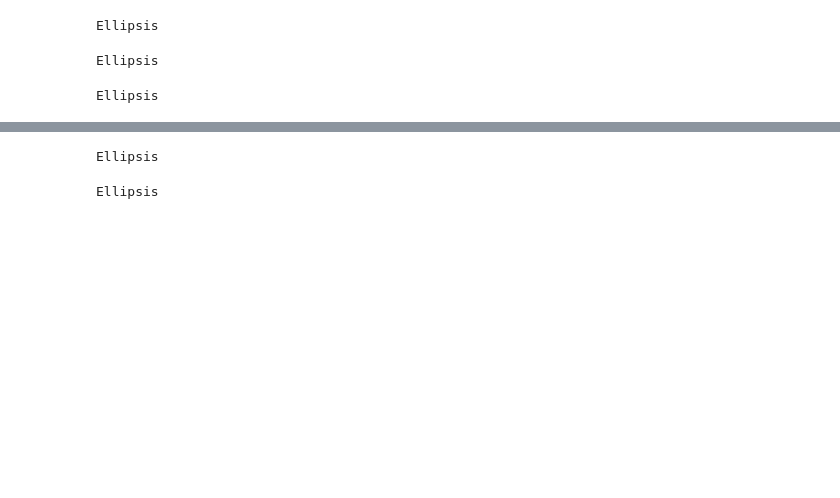
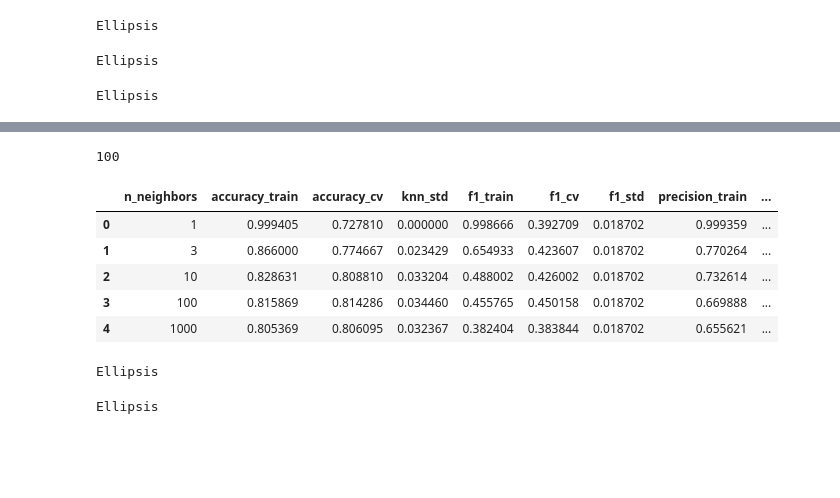
Before and after one commit to angshe/330hw5, a Jupyter notebook: hw5.ipynb, the cells around one changed output, grey strips where cells are left out. Cells and saved outputs as stored; diff of their text form; code cells hidden in the pictures; blank space fills up the shorter version.

```diff
--- a/hw5.ipynb
+++ b/hw5.ipynb
@@ -985,3 +1047,42 @@ Ellipsis
+# %%
+#knn
+# taken from lecture 8, CPSC 330 2025W2
+param_grid = {
+    "kneighborsclassifier__n_neighbors": n_neighbors
+}
+
+pipe_knn = make_pipeline(preprocessor, KNeighborsClassifier())
+
+grid_search = GridSearchCV(pipe_knn, param_grid=param_grid, n_jobs=-1, scoring="f1")
+grid_search.fit(X_train,y_train)
+
+best_neighbors = grid_search.best_params_.get("kneighborsclassifier__n_neighbors")
+best_score = grid_search.best_score_
+best_neighbors
+# %% [output]
+100
+# %%
+#knn
+pipe_knn = make_pipeline(preprocessor, KNeighborsClassifier(n_neighbors=100))
+
+pd.DataFrame({"n_neighbors": n_neighbors,
+                "accuracy_train": knn_train_scores,
+                "accuracy_cv": knn_cv_scores,
+                "knn_std": knn_std_scores,
+                "f1_train": f1_knn_train_scores,
+                "f1_cv": f1_knn_cv_scores,
+                "f1_std": f1_knn_std_scores,
+                "precision_train": prec_knn_train_scores,
+                "precision_cv": prec_knn_cv_scores,
+                "recall_train": rec_knn_train_scores,
+                "recall_cv": rec_knn_cv_scores})
+# %% [output]
+|  | n_neighbors | accuracy_train | accuracy_cv | knn_std | f1_train | f1_cv | f1_std | precision_train | ... |
+| 0 | 1 | 0.999405 | 0.727810 | 0.000000 | 0.998666 | 0.392709 | 0.018702 | 0.999359 | ... |
+| 1 | 3 | 0.866000 | 0.774667 | 0.023429 | 0.654933 | 0.423607 | 0.018702 | 0.770264 | ... |
+| 2 | 10 | 0.828631 | 0.808810 | 0.033204 | 0.488002 | 0.426002 | 0.018702 | 0.732614 | ... |
+| 3 | 100 | 0.815869 | 0.814286 | 0.034460 | 0.455765 | 0.450158 | 0.018702 | 0.669888 | ... |
+| 4 | 1000 | 0.805369 | 0.806095 | 0.032367 | 0.382404 | 0.383844 | 0.018702 | 0.655621 | ... |
 # %%
 ...
 # %% [output]
```
Also changed, not shown: parts of 12 cells of this notebook.
